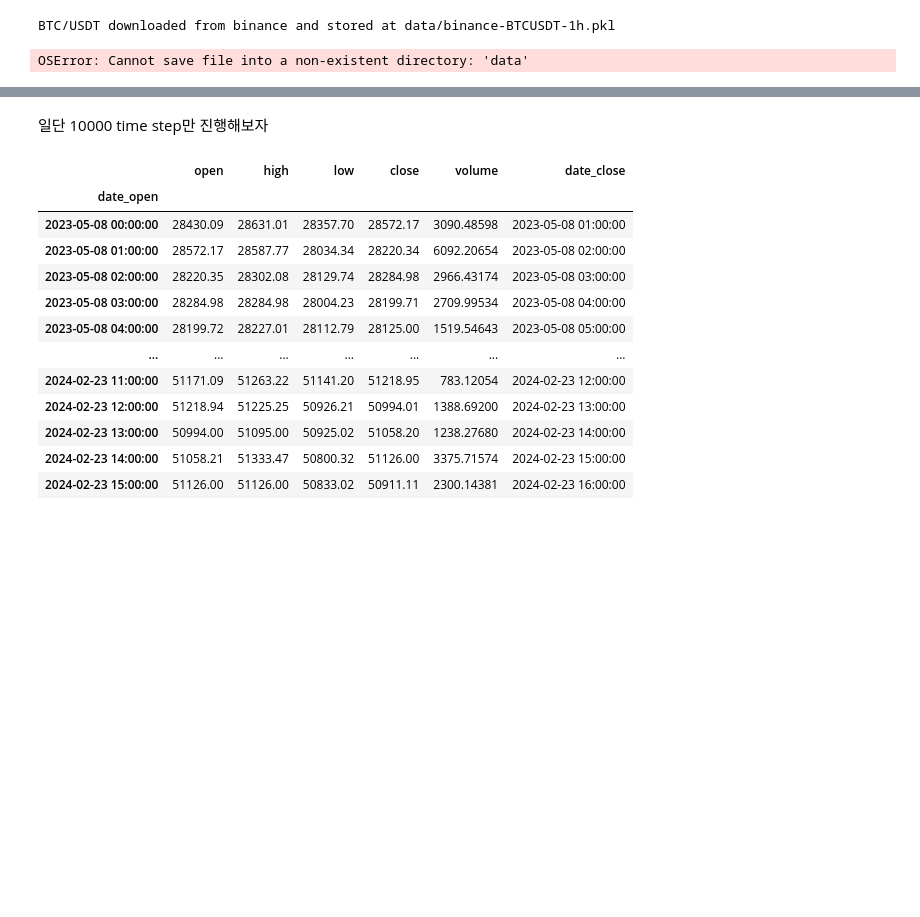
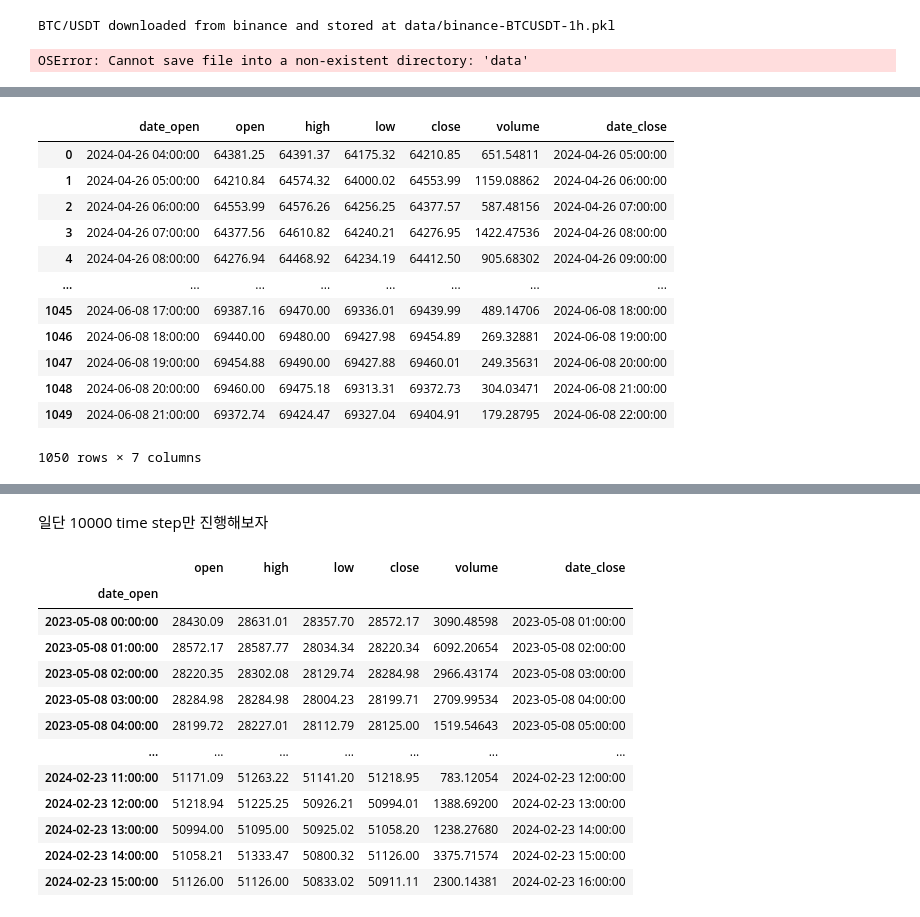
Before and after one commit to fredjeong/projects, a Jupyter notebook: Application of Deep Reinforcement Learning in Portfolio Management/data/test.ipynb, the cells around one changed output, grey strips where cells are left out. Saved outputs shown, nothing was run; the diff lists cells and outputs as text; code cells hidden in the pictures; blank space fills up the shorter version.

```diff
--- a/Application of Deep Reinforcement Learning in Portfolio Management/data/test.ipynb
+++ b/Application of Deep Reinforcement Learning in Portfolio Management/data/test.ipynb
@@ -13,3 +13,11 @@ BTC/USDT downloaded from binance and stored at data/binance-BTCUSDT-1h.pkl
 OSError: Cannot save file into a non-existent directory: 'data'
 # %%
 import pandas as pd
+# %%
+df = pd.read_pickle("binance-BTCUSDT-1h.pkl")
+df = df[-1500:]
+train_size = int(len(df)*0.7)
+train_df = df[:train_size]
+train_df = train_df.dropna().reset_index()
+test_df = df[train_size:]
+test_df = test_df.dropna().reset_index()
@@ -15,0 +36,16 @@ import pandas as pd
+# %%
+train_df
+# %% [output]
+|  | date_open | open | high | low | close | volume | date_close |
+| 0 | 2024-04-26 04:00:00 | 64381.25 | 64391.37 | 64175.32 | 64210.85 | 651.54811 | 2024-04-26 05:00:00 |
+| 1 | 2024-04-26 05:00:00 | 64210.84 | 64574.32 | 64000.02 | 64553.99 | 1159.08862 | 2024-04-26 06:00:00 |
+| 2 | 2024-04-26 06:00:00 | 64553.99 | 64576.26 | 64256.25 | 64377.57 | 587.48156 | 2024-04-26 07:00:00 |
+| 3 | 2024-04-26 07:00:00 | 64377.56 | 64610.82 | 64240.21 | 64276.95 | 1422.47536 | 2024-04-26 08:00:00 |
+| 4 | 2024-04-26 08:00:00 | 64276.94 | 64468.92 | 64234.19 | 64412.50 | 905.68302 | 2024-04-26 09:00:00 |
+| ... | ... | ... | ... | ... | ... | ... | ... |
+| 1045 | 2024-06-08 17:00:00 | 69387.16 | 69470.00 | 69336.01 | 69439.99 | 489.14706 | 2024-06-08 18:00:00 |
+| 1046 | 2024-06-08 18:00:00 | 69440.00 | 69480.00 | 69427.98 | 69454.89 | 269.32881 | 2024-06-08 19:00:00 |
+| 1047 | 2024-06-08 19:00:00 | 69454.88 | 69490.00 | 69427.88 | 69460.01 | 249.35631 | 2024-06-08 20:00:00 |
+| 1048 | 2024-06-08 20:00:00 | 69460.00 | 69475.18 | 69313.31 | 69372.73 | 304.03471 | 2024-06-08 21:00:00 |
+| 1049 | 2024-06-08 21:00:00 | 69372.74 | 69424.47 | 69327.04 | 69404.91 | 179.28795 | 2024-06-08 22:00:00 |
+1050 rows × 7 columns
```
Also changed, not shown: parts of 11 cells of this notebook, 3 other files.
